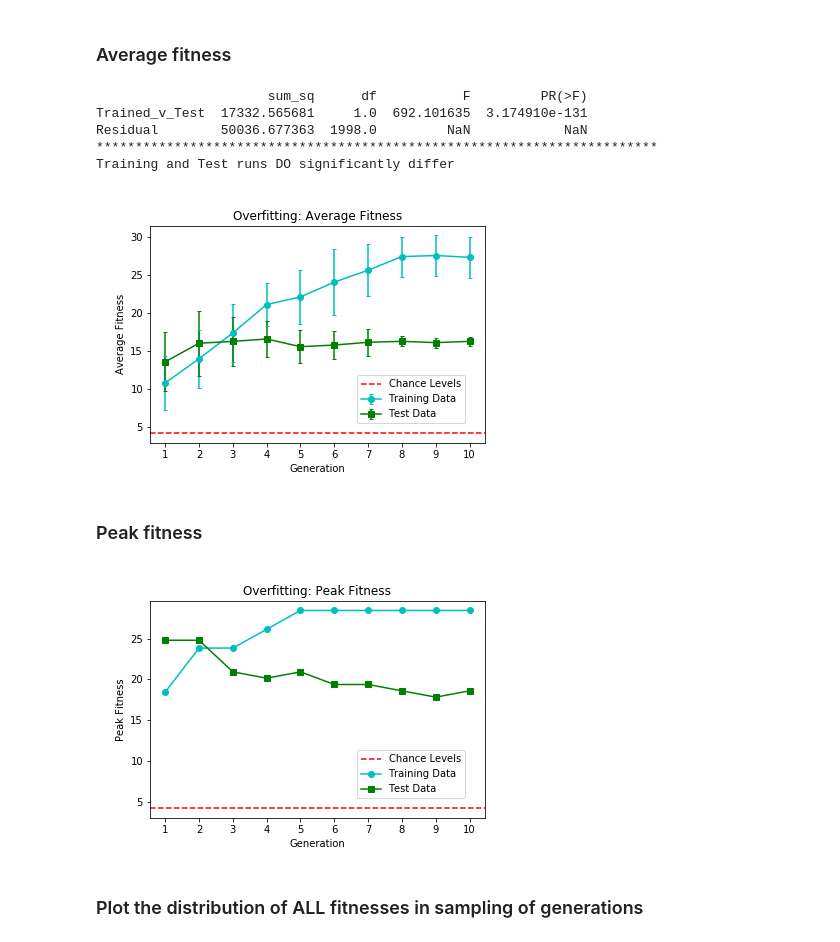
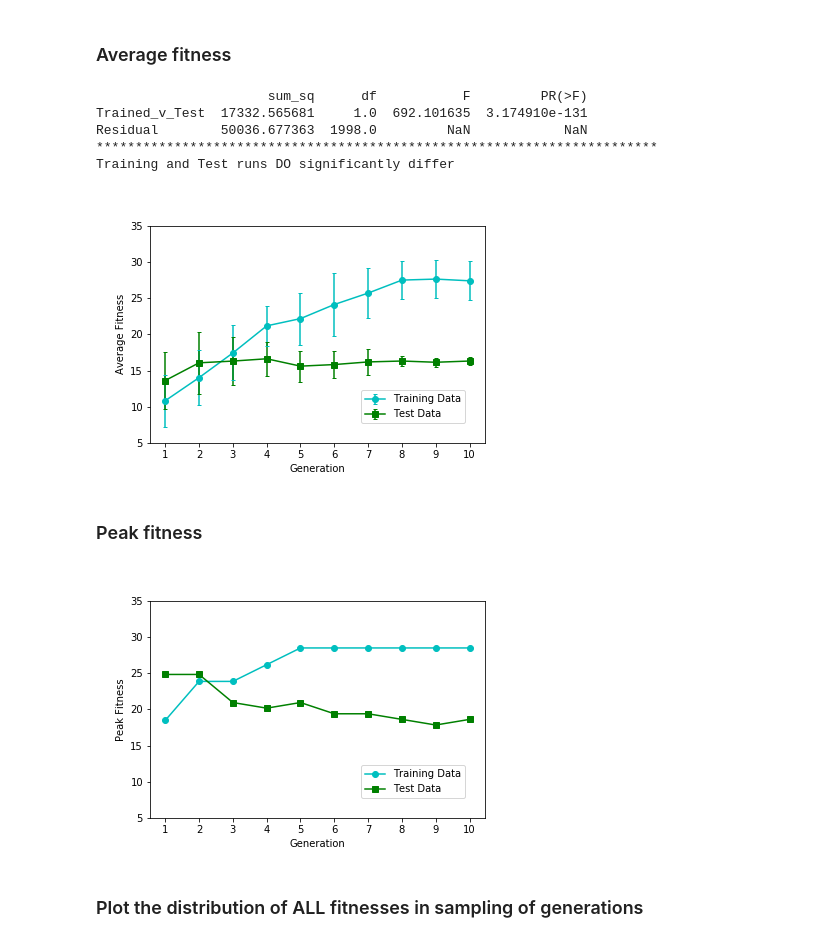
Before and after one commit to MaayanLab/X2K_Genetic_Algorithm, a Jupyter notebook: Python_scripts/GA_Results_Notebook.ipynb, the cells around one changed output. Cells and saved outputs as stored; diff of their text form; code cells hidden in the pictures.

```diff
--- a/Python_scripts/GA_Results_Notebook.ipynb
+++ b/Python_scripts/GA_Results_Notebook.ipynb
@@ -5,7 +5,7 @@
 # %%
 %matplotlib inline
 %config InlineBackend.print_figure_kwargs = {'bbox_inches':None}
-
+picFormat='png'
 import os
 #root = '/Users/maayanlab/Dropbox/Maayan_Lab/X2K_mobile_pipeline/X2K_Genetic_Algorithm'
 root = os.getcwd()
@@ -16,7 +16,7 @@ import Python_scripts.Extra_X2K_functions as Ex
 
 # Data
 GA_output_name = 'GA_results.100pop.10gen.GEO.run3.npy' #
-#®GA_output_name = 'GA_results.100pop.10gen.L1000-DRH.npy' #
+#GA_output_name = 'GA_results.100pop.10gen.L1000-DRH.npy' #
 
 results_file = root+'/GA_Results/GEO/'+GA_output_name
 GA_Results = np.load(results_file)
@@ -37,6 +37,8 @@ average_PPI_sizes = GAresults_Subset1[5] # Average_PPI_sizes
 allFitnesses_Subset2 = GA_Results[1]
 averageFitness_Subset2 = GA_Results[2]
 peakFitness_Subset2 = GA_Results[3]
+#average_PPI_sizes_Subset2 = GA_Results[4]
+
 
 
 chance = 4.22;
@@ -106,15 +148,18 @@ yerr1 = np.std(y1, axis=1)
 yerr2 = np.std(y2, axis=1)
 plt.errorbar(x, y_s1, yerr=yerr1, color='c', marker='o', capsize=2, label="Training Data")
 plt.errorbar(x, y_s2, yerr=yerr2, color='g', marker='s', capsize=2, label="Test Data")
-plt.axhline(y=chance, linestyle="--", color='r', label="Chance Levels")
-plt.title('Overfitting: Average Fitness')
+#plt.axhline(y=chance, linestyle="--", color='r', label="Chance Levels")
+plt.title('')
 plt.xlabel('Generation')
 plt.ylabel('Average Fitness')
 plt.xticks(np.arange(1, max(x)+1, 1))
 plt.legend(loc='lower right', borderaxespad=2)
 plt.gcf().set_facecolor('white')
+plt.ylim([5, 35])
 
-plt.savefig(figDir+'/OverfittingAvg.eps', format='eps', dpi=1000)
+plt.savefig(figDir+'/OverfittingAvg.'+picFormat, format=picFormat, dpi=1000)
+
+
 
 
 # TEST OVERFITTING
@@ -125,34 +170,34 @@ fit1_df.columns = ['Average_Fitness']
 fit1_df['Trained_v_Test'] = 'Trained'
 ## Unlist Subset2 Fitnesses
 fit2 = []
 for sublist in allFitnesses_Subset2:
     for item in sublist:
         fit2.append(item)
 fit2_df = pd.DataFrame(fit2, columns=['Average_Fitness'])
 fit2_df['Trained_v_Test'] = 'Test'
 
 lm_data = pd.concat([fit1_df, fit2_df])
 ## Get OLS R2
 import statsmodels.api as sm
 from statsmodels.formula.api import ols
 mod = ols('Average_Fitness ~ Trained_v_Test',data=lm_data).fit()
 aov_table = sm.stats.anova_lm(mod, typ=2)
 p = aov_table['PR(>F)'][0]
 mod.summary()
 
 print(aov_table)
 print("************************************************************************")
 if p>0.05:
     print('Training and Test runs do NOT significantly differ.')
 else:
     print('Training and Test runs DO significantly differ');
 # %% [output]
                       sum_sq      df           F         PR(>F)
 Trained_v_Test  17332.565681     1.0  692.101635  3.174910e-131
 Residual        50036.677363  1998.0         NaN            NaN
 ************************************************************************
 Training and Test runs DO significantly differ
-[figure, old version]
+[figure, new version]
 # %% [markdown]
 ### Peak fitness
 # %%
@@ -164,17 +209,18 @@ x = range(1,len(y_s1)+1)
 #yerr2 = 0.1 + 0.2*np.sqrt(y_s2)
 plt.errorbar(x, y_s1, color='c', marker='o', capsize=2, label="Training Data")
 plt.errorbar(x, y_s2, color='g', marker='s', capsize=2, label="Test Data")
-plt.axhline(y=chance, linestyle="--", color='r', label="Chance Levels")
-plt.title('Overfitting: Peak Fitness')
+#plt.axhline(y=chance, linestyle="--", color='r', label="Chance Levels")
+plt.title('')
 plt.xlabel('Generation')
 plt.ylabel('Peak Fitness')
 plt.xticks(np.arange(1, max(x)+1, 1))
 plt.legend(loc='lower right', borderaxespad=2)
 plt.gcf().set_facecolor('white')
+plt.ylim([5, 35])
 
-plt.savefig(figDir+'/OverfittingPeak.eps', format='eps', dpi=1000);
+plt.savefig(figDir+'/OverfittingPeak.'+picFormat, format=picFormat, dpi=1000);
 # %% [output]
-[figure, old version]
+[figure, new version]
 # %% [markdown]
 ### Plot the distribution of ALL fitnesses in sampling of generations
 # %%
```
Also changed, not shown: parts of 6 cells of this notebook, 23 other files.
